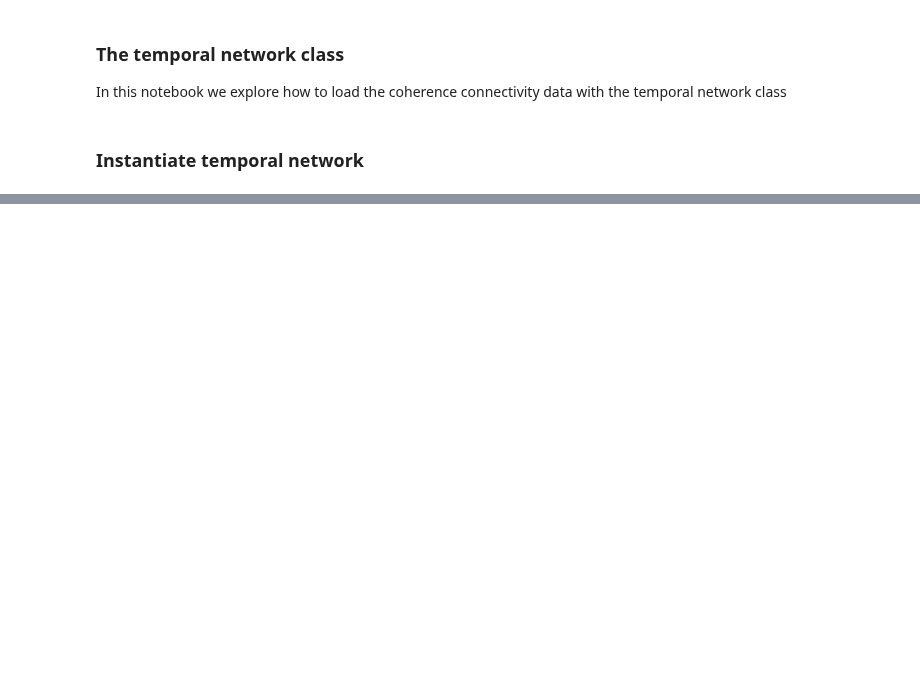
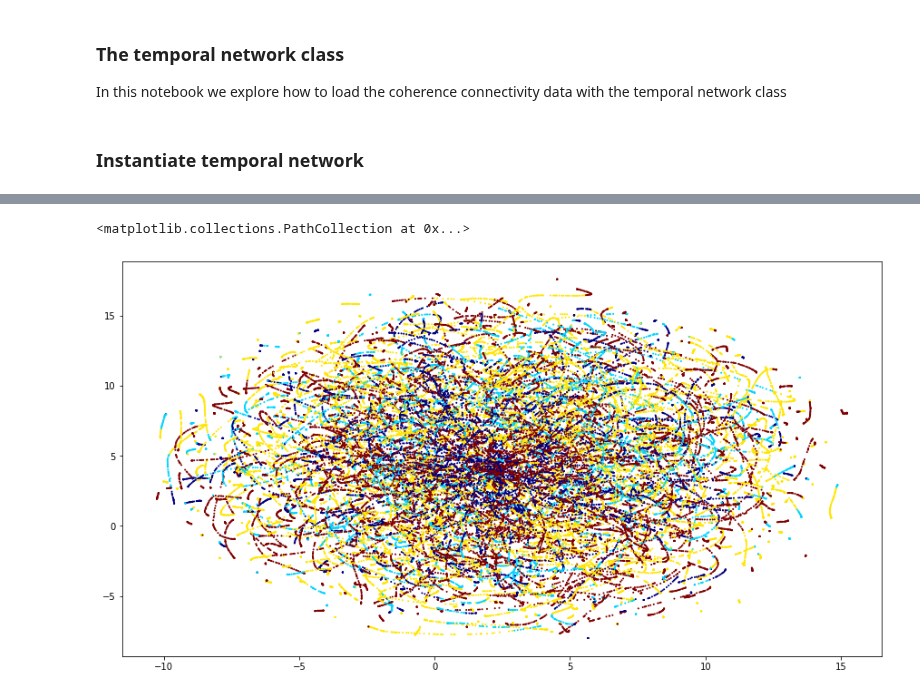
Before and after one commit to ViniciusLima94/GrayData-Analysis, a Jupyter notebook: notebooks/4.0.0. The temporal network class.ipynb, the cells around one changed output, grey strips where cells are left out. Cells and saved outputs as stored; diff of their text form; code cells hidden in the pictures; blank space fills up the shorter version.

```diff
--- a/notebooks/4.0.0. The temporal network class.ipynb
+++ b/notebooks/4.0.0. The temporal network class.ipynb
@@ -30,0 +37,6 @@ No handles with labels found to put in legend.
+# %%
+plt.figure(figsize=(15,8))
+plt.scatter(m[:,0], m[:,1], s=1, c=np.repeate(range(10), ), cmap="jet")
+# %% [output]
+<matplotlib.collections.PathCollection at 0x...>
+[figure, added]
```
Also changed, not shown: parts of 9 cells of this notebook, 6 other files.
